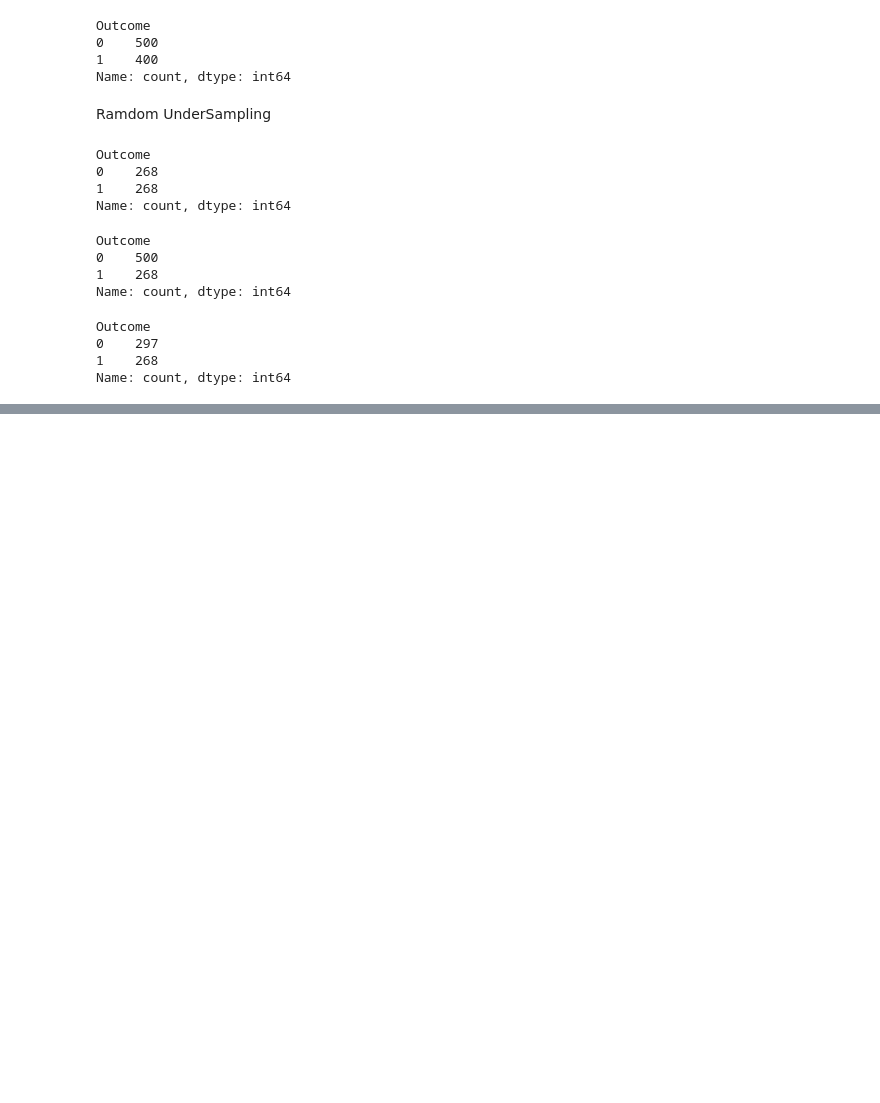
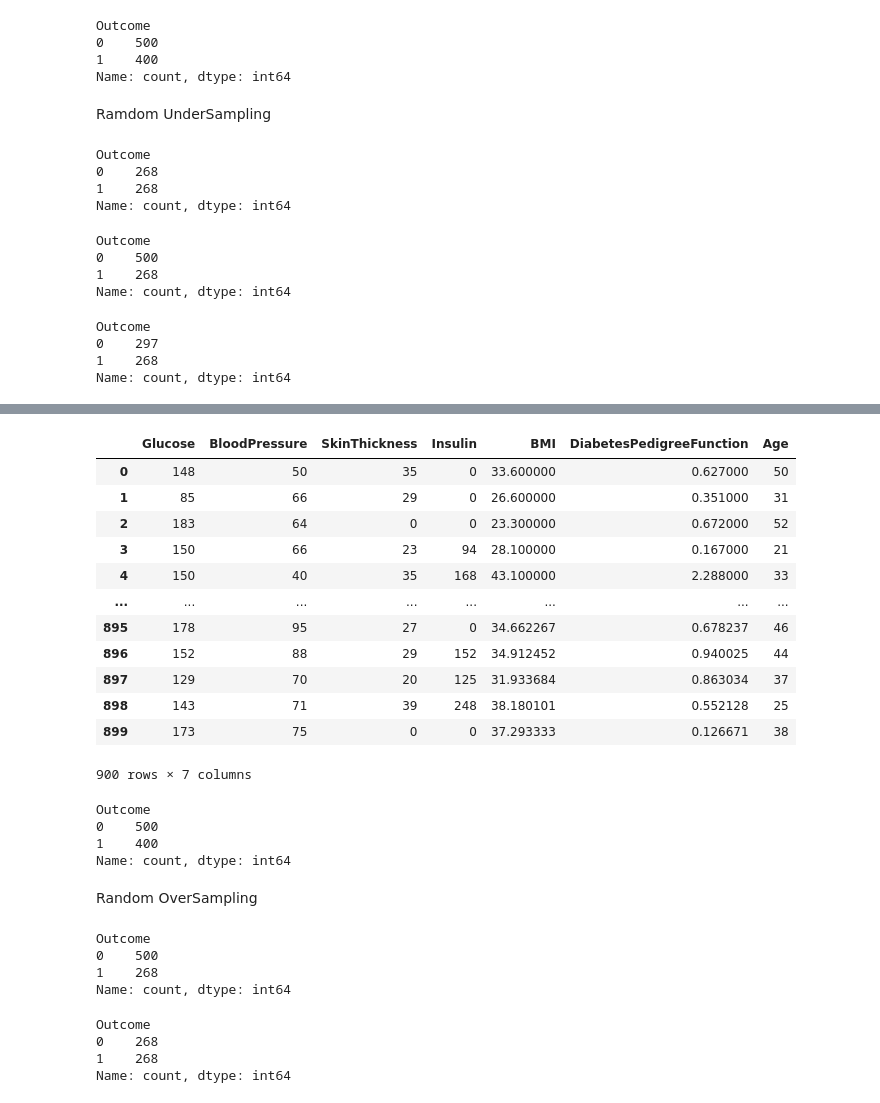
Before and after one commit to abhishek2young/Python-Hands-ON, a Jupyter notebook: Sampling.ipynb, the cells around one changed output, grey strips where cells are left out. Cells and saved outputs as stored; diff of their text form; code cells hidden in the pictures; blank space fills up the shorter version.

```diff
--- a/Sampling.ipynb
+++ b/Sampling.ipynb
@@ -704,0 +930,34 @@ Name: count, dtype: int64
+# %%
+smt =SMOTE(k_neighbors=5,sampling_strategy=0.8)
+x_sampled,y_sampled=smt.fit_resample(x,y)
+x_sampled
+# %% [output]
+|  | Glucose | BloodPressure | SkinThickness | Insulin | BMI | DiabetesPedigreeFunction | Age |
+| 0 | 148 | 50 | 35 | 0 | 33.600000 | 0.627000 | 50 |
+| 1 | 85 | 66 | 29 | 0 | 26.600000 | 0.351000 | 31 |
+| 2 | 183 | 64 | 0 | 0 | 23.300000 | 0.672000 | 52 |
+| 3 | 150 | 66 | 23 | 94 | 28.100000 | 0.167000 | 21 |
+| 4 | 150 | 40 | 35 | 168 | 43.100000 | 2.288000 | 33 |
+| ... | ... | ... | ... | ... | ... | ... | ... |
+| 895 | 178 | 95 | 27 | 0 | 34.662267 | 0.678237 | 46 |
+| 896 | 152 | 88 | 29 | 152 | 34.912452 | 0.940025 | 44 |
+| 897 | 129 | 70 | 20 | 125 | 31.933684 | 0.863034 | 37 |
+| 898 | 143 | 71 | 39 | 248 | 38.180101 | 0.552128 | 25 |
+| 899 | 173 | 75 | 0 | 0 | 37.293333 | 0.126671 | 38 |
+900 rows × 7 columns
+# %%
+y_sampled.value_counts()
+# %% [output]
+Outcome
+0    500
+1    400
+Name: count, dtype: int64
+# %% [markdown]
+Random OverSampling
+# %%
+y.value_counts()
+# %% [output]
+Outcome
+0    500
+1    268
+Name: count, dtype: int64
@@ -704,0 +966,9 @@ Name: count, dtype: int64
+# %%
+random_undersampling = RandomUnderSampler()
+x_sampled, y_sampled=random_undersampling.fit_resample(x, y)
+y_sampled.value_counts()
+# %% [output]
+Outcome
+0    268
+1    268
+Name: count, dtype: int64
```
Also changed, not shown: parts of 26 cells of this notebook, 1 other file.
